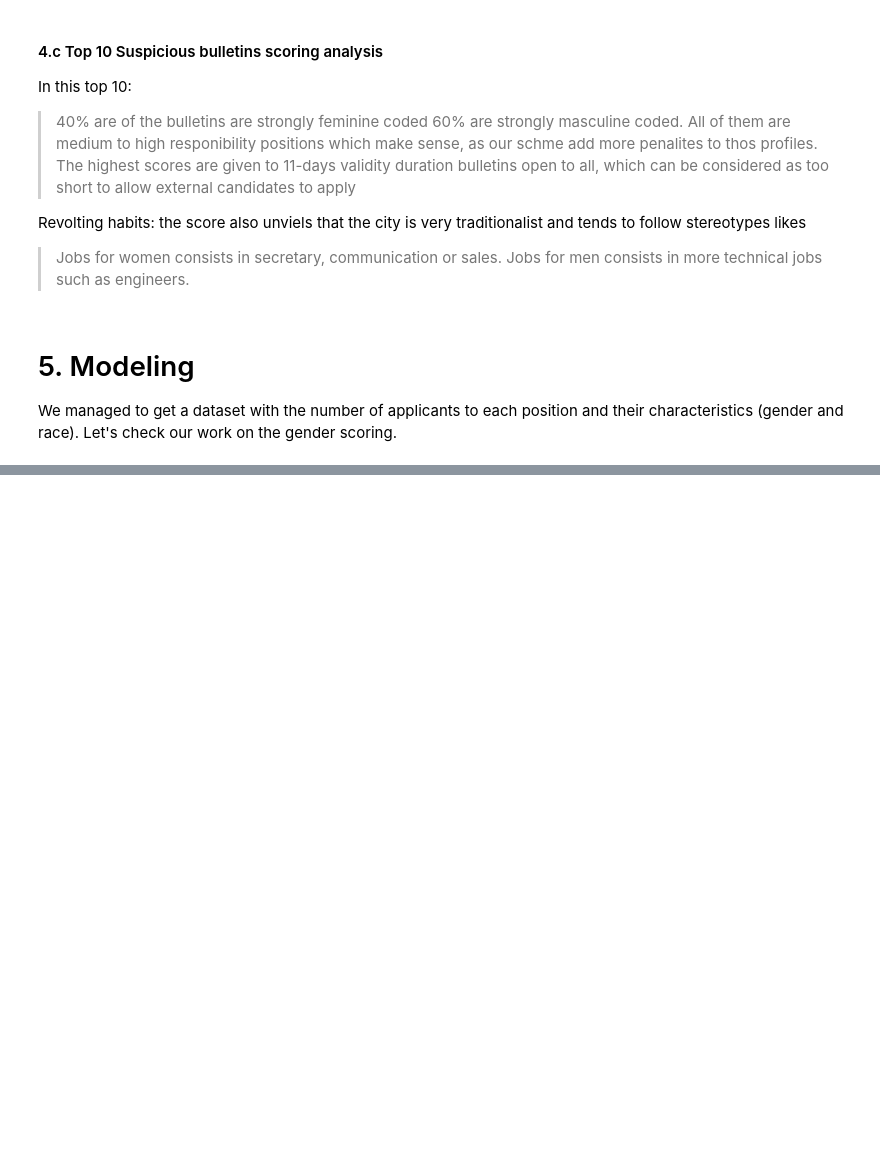
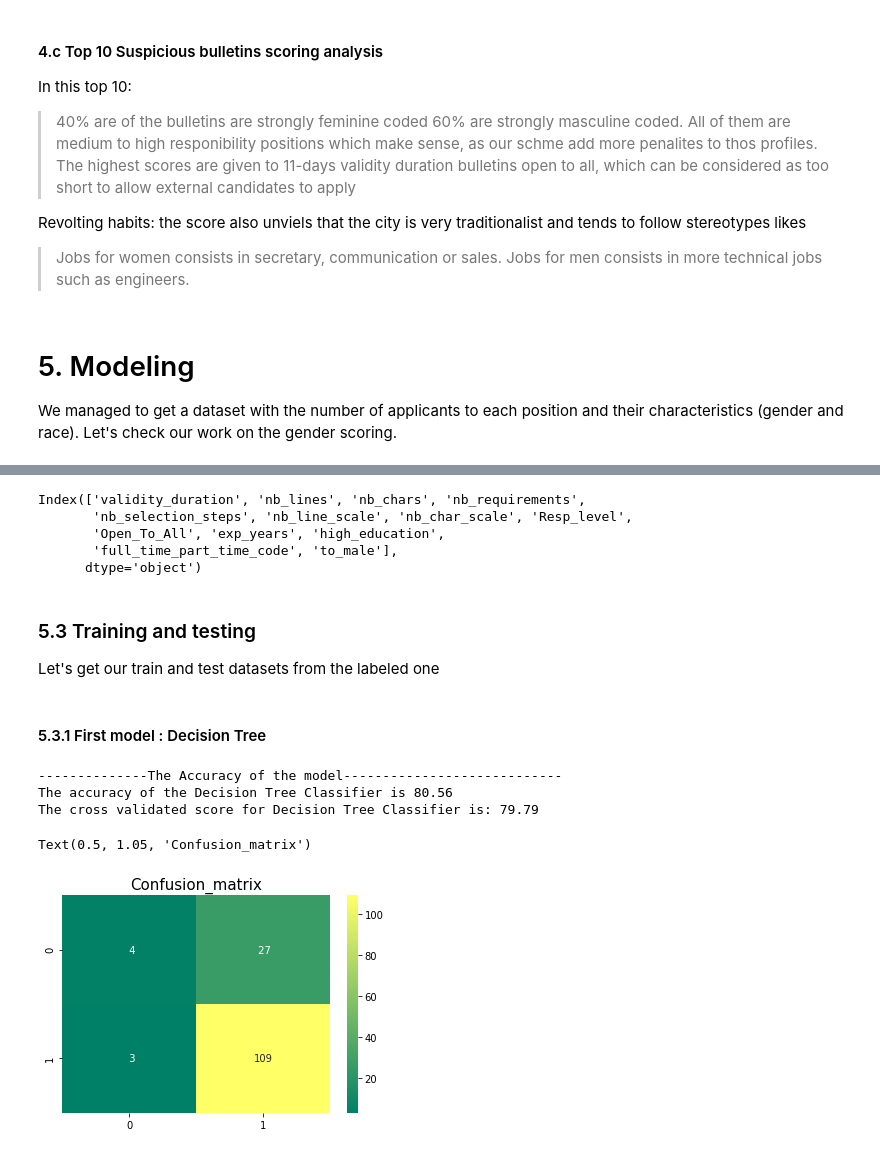
Before and after one commit to cvirginie/HumanMatters, a Jupyter notebook: HumanMatters_Final-Copy1.ipynb, the cells around one changed output, grey strips where cells are left out. Cells and saved outputs as stored; diff of their text form; code cells hidden in the pictures; blank space fills up the shorter version.

Commit message:
Added models and applied on df
Test decision tree, random forest, SVM, gradient boosting, ...

```diff
--- a/HumanMatters_Final-Copy1.ipynb
+++ b/HumanMatters_Final-Copy1.ipynb
@@ -1182,0 +1188,11 @@ We managed to get a dataset with the number of applicants to each position and t
+# %%
+def get_tendency(rowF, rowM):
+    if rowF > 0:
+        if rowM/rowF > 1:
+            return 1
+
+    return 0
+
+df_merged_lab['ratio'] = df_merged_lab['Female'] /  df_merged_lab['Male']
+df_merged_lab['to_male'] = df_merged_lab['ratio'].apply(lambda x: 1 if x < 1 else 0)
+df_merged_lab.head()
@@ -1182,0 +1207,17 @@ We managed to get a dataset with the number of applicants to each position and t
+# %%
+df_merged_lab.drop(columns=['File Name', 'Position', 'Fiscal Year', 'Job Number', 'Job Description', 'Apps Received', 'ratio'], inplace=True)
+df_merged_lab.drop(columns=['GENDER_WORDS','Too_Feminine', 'Too_Masculine', 'gender_bias', 'gender_score','JobNumber', 'Female', 'Male'], inplace=True)
+df_merged_lab.drop(columns=['salary_start', 'score', 'salary_end'], inplace=True)
+# %%
+df_merged_lab.dropna(inplace=True)
+df_merged_lab.columns
+# %% [output]
+Index(['validity_duration', 'nb_lines', 'nb_chars', 'nb_requirements',
+       'nb_selection_steps', 'nb_line_scale', 'nb_char_scale', 'Resp_level',
+       'Open_To_All', 'exp_years', 'high_education',
+       'full_time_part_time_code', 'to_male'],
+      dtype='object')
+# %% [markdown]
+### 5.3 Training and testing
+
+Let's get our train and test datasets from the labeled one
@@ -1182,0 +1237,28 @@ We managed to get a dataset with the number of applicants to each position and t
+# %%
+X = df_merged_lab.drop(['to_male'], axis=1)
+y = df_merged_lab['to_male']
+
+# dividing X, y into train and test data
+X_train, X_test, y_train, y_test = train_test_split(X, y, random_state = 0)
+# %% [markdown]
+#### 5.3.1 First model : Decision Tree
+# %%
+# Decision Tree
+from sklearn.tree import DecisionTreeClassifier
+
+model = DecisionTreeClassifier(max_depth = 2).fit(X_train, y_train)
+prediction_lr=model.predict(X_test)
+print('--------------The Accuracy of the model----------------------------')
+print('The accuracy of the Decision Tree Classifier is',round(accuracy_score(prediction_lr,y_test)*100,2))
+kfold = KFold(n_splits=10, random_state=22) # k=10, split the data into 10 equal parts
+result_lr=cross_val_score(model,X,y,cv=10,scoring='accuracy')
+print('The cross validated score for Decision Tree Classifier is:',round(result_lr.mean()*100,2))
+y_pred = cross_val_predict(model,X,y,cv=10)
+sns.heatmap(confusion_matrix(y,y_pred),annot=True,fmt='3.0f',cmap="summer")
+plt.title('Confusion_matrix', y=1.05, size=15)
+# %% [output]
+--------------The Accuracy of the model----------------------------
+The accuracy of the Decision Tree Classifier is 80.56
+The cross validated score for Decision Tree Classifier is: 79.79
+Text(0.5, 1.05, 'Confusion_matrix')
+[figure, added]
```
Also changed, not shown: parts of 40 cells of this notebook, 2 other files.
